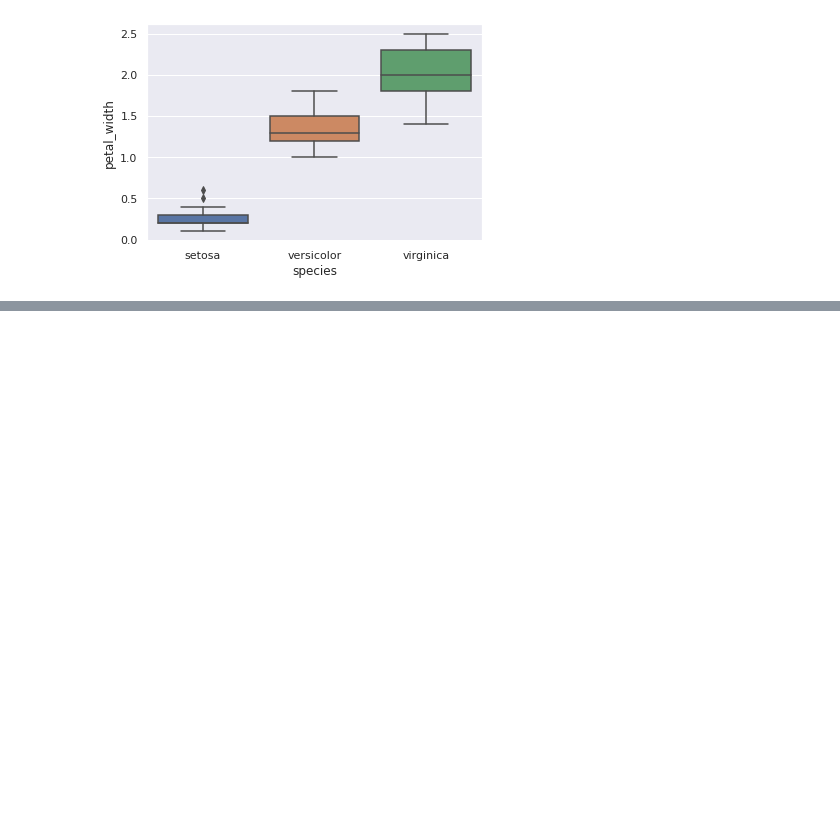
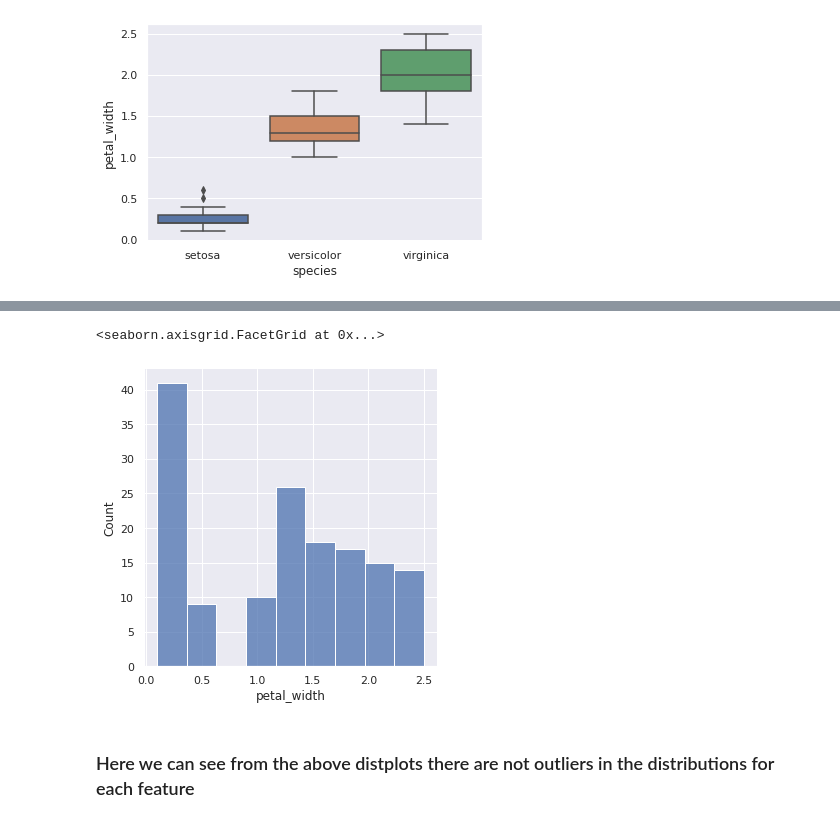
Before and after one commit to AkshadC/AI_ML, a Jupyter notebook: DSBDA/Assignment10.ipynb, the cells around one changed output, grey strips where cells are left out. Cells and saved outputs as stored; diff of their text form; code cells hidden in the pictures; blank space fills up the shorter version.

```diff
--- a/DSBDA/Assignment10.ipynb
+++ b/DSBDA/Assignment10.ipynb
@@ -175,0 +113,7 @@ plt. show()
+# %%
+sns.displot(data['petal_width'])
+# %% [output]
+<seaborn.axisgrid.FacetGrid at 0x...>
+[figure, added]
+# %% [markdown]
+### Here we can see from the above distplots there are not outliers in the distributions for each feature
```
Also changed, not shown: parts of 14 cells of this notebook.
